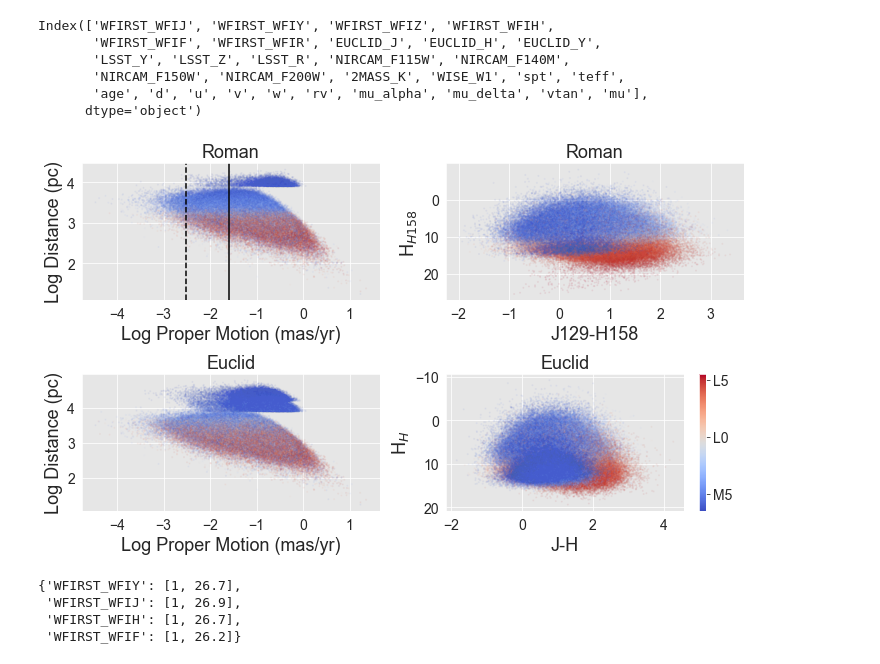
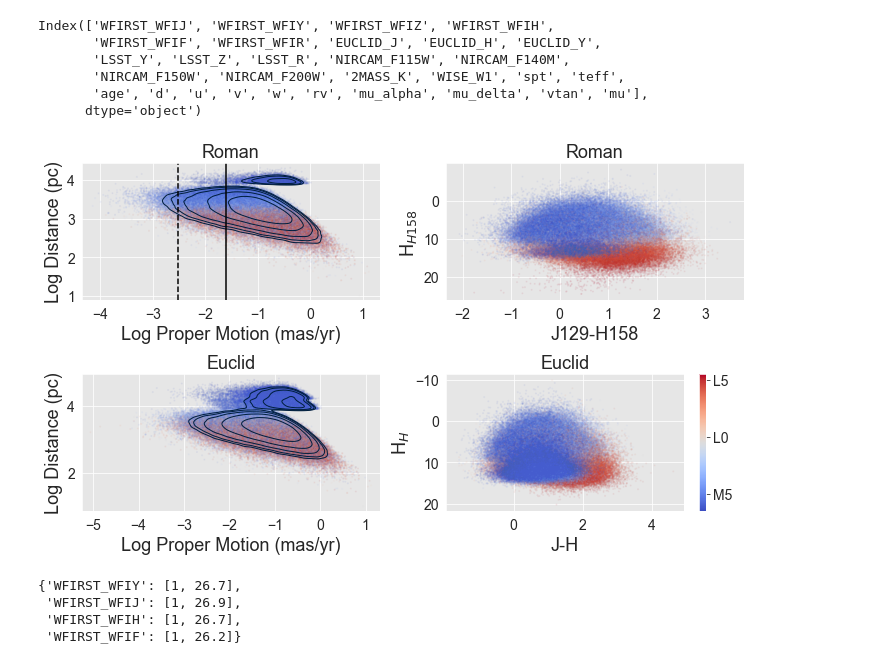
Before and after one commit to caganze/popsims, a Jupyter notebook: notebooks/WFRIST expected numbers.ipynb, the cells around one changed output. Cells and saved outputs as stored; diff of their text form; code cells hidden in the pictures.

Commit message:
corrected figures

```diff
--- a/notebooks/WFRIST expected numbers.ipynb
+++ b/notebooks/WFRIST expected numbers.ipynb
@@ -141,7 +141,7 @@ def number_counts_cut(key, ax, cut_dict):
         #print(np.nanmax(0.0051*(sd_cnbrs/np.nanmax(sd_cnbrs))))
         ax.plot(bins0, cnbrs, label=splat.typeToNum(spt),  color=cmap(norm(spt)))
 
-        if spt in [17, 25, 37]:
+        if spt in np.arange(17, 40):
             ax.plot(bins1, 0.0051*(sd_cnbrs/np.nanmax(sd_cnbrs))*np.nanmax(cnbrs),
                 linestyle='--', label='Halo {}'.format(splat.typeToNum(spt)),
                 color=cmap(norm(spt)))
@@ -175,7 +175,7 @@ def get_numbers(fov0, points, cuts):
         sn=len(df_cut[np.logical_and(df_cut.teff>=450, df_cut.teff<=1950)])
         sca_sdf=len(df_cut)/len(sd_cut)
 
-        for spt in [17, 25, 35, 40]:
+        for spt in np.arange(17, 40):
 
             df_select= df_cut[np.logical_and(df_cut.spt>=spt, df_cut.spt<spt+0.99)]
             sdf_select= sd_cut[np.logical_and(sd_cut.spt>=spt, sd_cut.spt<spt+0.99)]
@@ -264,3 +260,23 @@ plt.savefig(popsims.FIGURES+'/wfirst_deep_numbers.pdf', dpi=600)
+# %%
+#grism_cuts={
+#      'GRS':{'WFIRST_WFIJ':[1, 20.8]},
+#    'PRS':{'WFIRST_WFIJ':[1, 23.5]}}
+
+grism_cuts={
+      'GRS':{'WFIRST_WFIJ':[1, 20.8]},
+    'PRS':{'WFIRST_WFIJ':[1, 23.5]},
+    'JSWT':{'NIRCAM_F200W':[1, 27.2]},
+    'JSWTJ':{'NIRCAM_F115W':[1, 27.2]},
+    'EUCLID':{'EUCLID_J':[1, 21.]},
+    'SPHEREX': {'WISE_W1': [1, 22.]}}
+
+#cuts.keys()
+GCUTS=dict(zip(['wfirst{}'.format(x) for x in np.arange(len(grism_cuts))],\
+              [{x: grism_cuts[x]} for x in grism_cuts.keys()]))
+GFOVS=dict(zip([x for x in grism_cuts.keys()],\
+              [2000*(u.degree**2) for x in grism_cuts]))
+GPNTS=dict(zip([ x for x in grism_cuts.keys()],\
+              [s for x in grism_cuts]))
 # %%
 NGRISM=get_numbers(GFOVS, GPNTS, grism_cuts)
 # %%
@@ -323,4 +336,0 @@ plt.savefig(popsims.FIGURES+'/wfirst_distances.pdf', dpi=600)
-# %%
-grism_cuts={
-      'GRS':{'WFIRST_WFIJ':[1, 20.8]},
-    'PRS':{'WFIRST_WFIJ':[1, 23.5]}}
@@ -525,9 +519,9 @@ fig, (ax, ax1)=plt.subplots(nrows=2, ncols=2, figsize=(10, 6))
 ax[0].scatter(np.log10(comb.mu), np.log10(comb.d), s=5, marker='.', alpha=0.05, c=comb.spt,
               cmap='coolwarm', label='Simulated UCDs', vmin=15, vmax=41)
 
-#sns.kdeplot(np.log10(comb.mu)[mask],
-#              np.log10(comb.d)[mask], levels=np.flip(1-np.array([ 0.5, 0.75, 0.89, 0.94, 0.96])),
-#            color="#001f3f", linewidths=1, ax=ax[0])
+sns.kdeplot(np.log10(comb.mu.values)[mask],
+              np.log10(comb.d.values)[mask], levels=np.flip(1-np.array([ 0.5, 0.75, 0.89, 0.94, 0.96])),
+            color="#001f3f", linewidths=1, ax=ax[0])
 
 ax[1].scatter(comb.WFIRST_WFIJ-comb.WFIRST_WFIH, comb['H_WFIRST_WFIH'],
               s=5, marker='.', alpha=0.05, c=comb.spt,
@@ -537,9 +531,9 @@ ax1[0].scatter(np.log10(comb_euclid.mu), np.log10(comb_euclid.d),
                s=5, marker='.', alpha=0.05, c=comb_euclid.spt,
               cmap='coolwarm', label='Simulated UCDs', vmin=15, vmax=41)
 
-#sns.kdeplot(np.log10(comb_euclid.mu)[mask_euclid],
-#              np.log10(comb_euclid.d)[mask_euclid], levels=np.flip(1-np.array([ 0.5, 0.75, 0.89, 0.94, 0.96])),
-#            color="#001f3f", linewidths=1, ax=ax1[0])
+sns.kdeplot(np.log10(comb_euclid.mu)[mask_euclid],
+              np.log10(comb_euclid.d)[mask_euclid], levels=np.flip(1-np.array([ 0.5, 0.75, 0.89, 0.94, 0.96])),
+            color="#001f3f", linewidths=1, ax=ax1[0])
 
 ax1[1].scatter(comb_euclid.EUCLID_J-comb_euclid.EUCLID_H, comb_euclid['H_EUCLID_H'],
               s=5, marker='.', alpha=0.05, c=comb_euclid.spt,
@@ -555,34 +549,34 @@ ax[0].axvline(np.log10(3*(10**-3)), c='k', linestyle='--')
 #ax1[0].axvline(np.log10(10/10), c='k', linestyle='--')
 ax1[0].set_xlabel(r'Log Proper Motion (mas/yr)', fontsize=18)
 ax1[0].set_ylabel(r'Log Distance (pc)',  fontsize=18)
 #ax1[0].legend()
 for a in ax:
     a.set_title('Roman', fontsize=18)
 for a in ax1:
     a.set_title('Euclid', fontsize=18)
 
 ax[1].invert_yaxis()
 ax[0].set_xlabel(r'Log Proper Motion (mas/yr)', fontsize=18)
 ax[0].set_ylabel(r'Log Distance (pc)',  fontsize=18)
 
 ax[1].set_ylabel(r'H$_{H158}$', fontsize=18)
 ax[1].set_xlabel('J129-H158', fontsize=18)
 
 ax1[1].invert_yaxis()
 ax1[1].set_ylabel(r'H$_{H}$', fontsize=18)
 ax1[1].set_xlabel('J-H', fontsize=18)
 
 
 norm= matplotlib.colors.Normalize(vmin=17,vmax=41)
 mp=matplotlib.cm.ScalarMappable(norm=norm, cmap='coolwarm')
 cbar=plt.colorbar(mp, orientation='vertical')
 cbar.ax.set_yticks([15, 20, 25, 30, 35])
 cbar.ax.set_yticklabels(['M5', 'L0', 'L5', 'T0', 'T5'])
 
 plt.tight_layout()
 plt.savefig(popsims.FIGURES+'/wfirst_recuded_motion.jpeg', rasterized=True)
 # %% [output]
-[figure, old version]
+[figure, new version]
 # %%
 p= popsims.Pointing(coord=s, name='wfirst0')
 p.mag_limits=cuts
```
Also changed, not shown: parts of 15 cells of this notebook, 11 other files.
